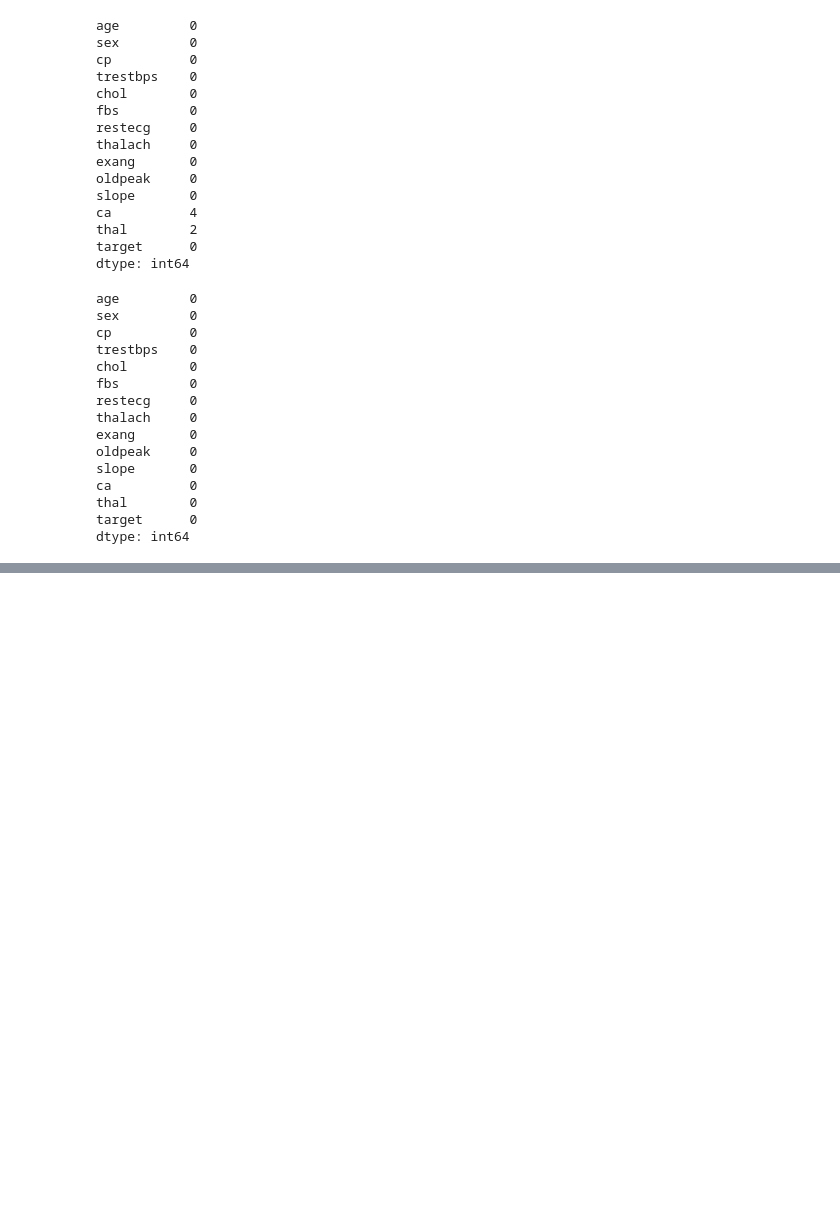
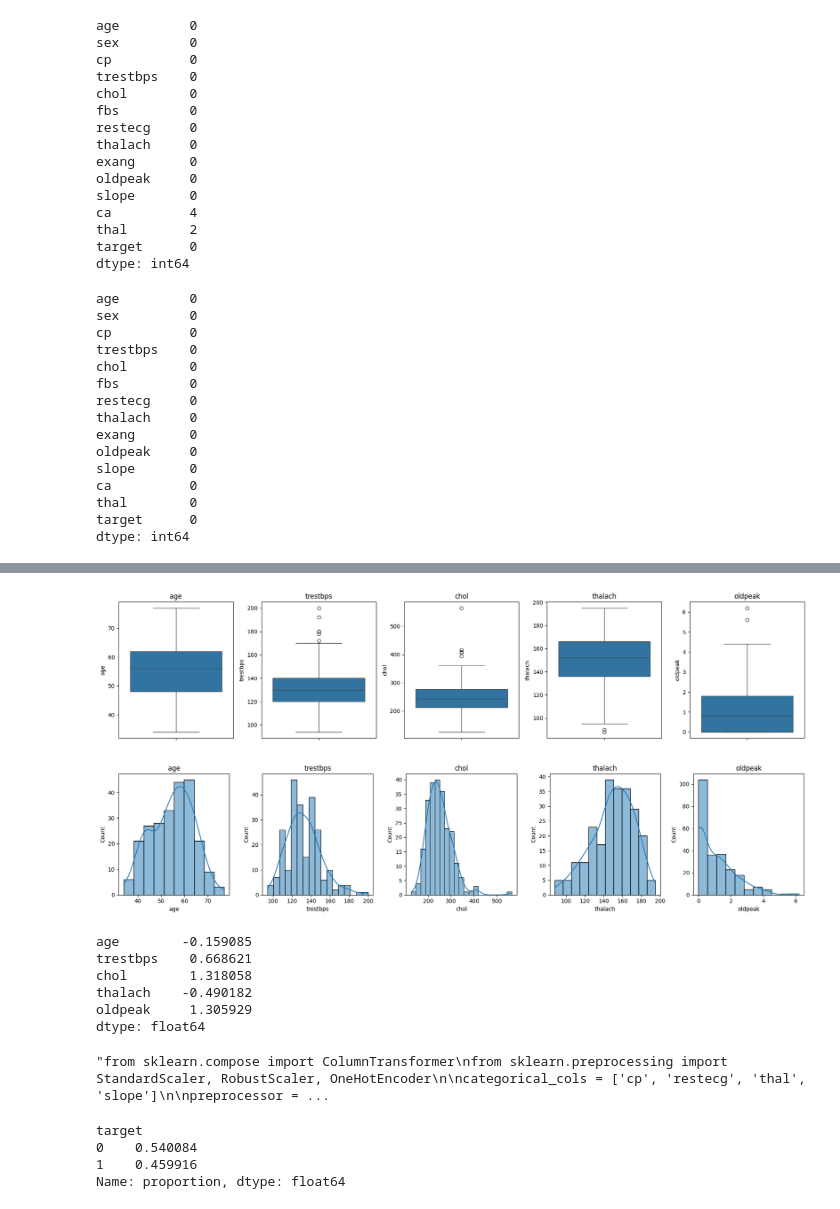
Before and after one commit to subha-subbiah/UCI-heart-disease, a Jupyter notebook: 2_preprocessing.ipynb, the cells around one changed output, grey strips where cells are left out. Drawn from its saved outputs; the diff is of its cells as text; code cells hidden in the pictures; blank space fills up the shorter version.

```diff
--- a/2_preprocessing.ipynb
+++ b/2_preprocessing.ipynb
@@ -70,0 +57,19 @@ pd.get_dummies(df['cp'], drop_first = True)
+# %%
+df = pd.get_dummies(df, columns=['restecg'], drop_first=True)
+# %%
+df = pd.get_dummies(df, columns=['thal'], drop_first=True)
+# %%
+df = pd.get_dummies(df, columns=['slope'], drop_first=True)
+# %%
+X = df.drop('target', axis=1)
+y = df['target']
+y = (y > 0).astype(int)
+
+from sklearn.model_selection import train_test_split
+
+X_train, X_test, y_train, y_test = train_test_split(
+    X, y,
+    test_size=0.2,
+    stratify=y,
+    random_state=42
+)
@@ -70,0 +88,33 @@ pd.get_dummies(df['cp'], drop_first = True)
+# %%
+import matplotlib.pyplot as plt
+import seaborn as sns
+
+continuous_cols = ['age', 'trestbps', 'chol', 'thalach', 'oldpeak']
+
+# Boxplots for outliers
+fig, axes = plt.subplots(1, len(continuous_cols), figsize=(18, 4))
+for ax, col in zip(axes, continuous_cols):
+    sns.boxplot(y=X_train[col], ax=ax)
+    ax.set_title(col)
+plt.tight_layout()
+plt.show()
+
+# Histograms for skew
+fig, axes = plt.subplots(1, len(continuous_cols), figsize=(18, 4))
+for ax, col in zip(axes, continuous_cols):
+    sns.histplot(X_train[col], kde=True, ax=ax)
+    ax.set_title(col)
+plt.tight_layout()
+plt.show()
+
+# Numeric skew values — a clean way to justify your choice without eyeballing only
+X_train[continuous_cols].skew()
+# %% [output]
+[figure, added]
+[figure, added]
+age        -0.159085
+trestbps    0.668621
+chol        1.318058
+thalach    -0.490182
+oldpeak     1.305929
+dtype: float64
@@ -70,0 +140,23 @@ pd.get_dummies(df['cp'], drop_first = True)
+# %%
+"""from sklearn.compose import ColumnTransformer
+from sklearn.preprocessing import StandardScaler, RobustScaler, OneHotEncoder
+
+categorical_cols = ['cp', 'restecg', 'thal', 'slope']
+
+preprocessor = ColumnTransformer(transformers=[
+    ('standard', StandardScaler(), ['age']),
+    ('robust', RobustScaler(), ['trestbps', 'chol', 'thalach', 'oldpeak']),
+    ('onehot', OneHotEncoder(drop='first', handle_unknown='ignore'), categorical_cols),
+], remainder='passthrough')  # passes sex, fbs, exang through unchanged — already 0/1
+
+X_train_processed = preprocessor.fit_transform(X_train)
+X_test_processed = preprocessor.transform(X_test)"""
+# %% [output]
+"from sklearn.compose import ColumnTransformer\nfrom sklearn.preprocessing import StandardScaler, RobustScaler, OneHotEncoder\n\ncategorical_cols = ['cp', 'restecg', 'thal', 'slope']\n\npreprocessor = ...
+# %%
+y_train.value_counts(normalize=True)
+# %% [output]
+target
+0    0.540084
+1    0.459916
+Name: proportion, dtype: float64
```
Also changed, not shown: parts of 3 cells of this notebook.
